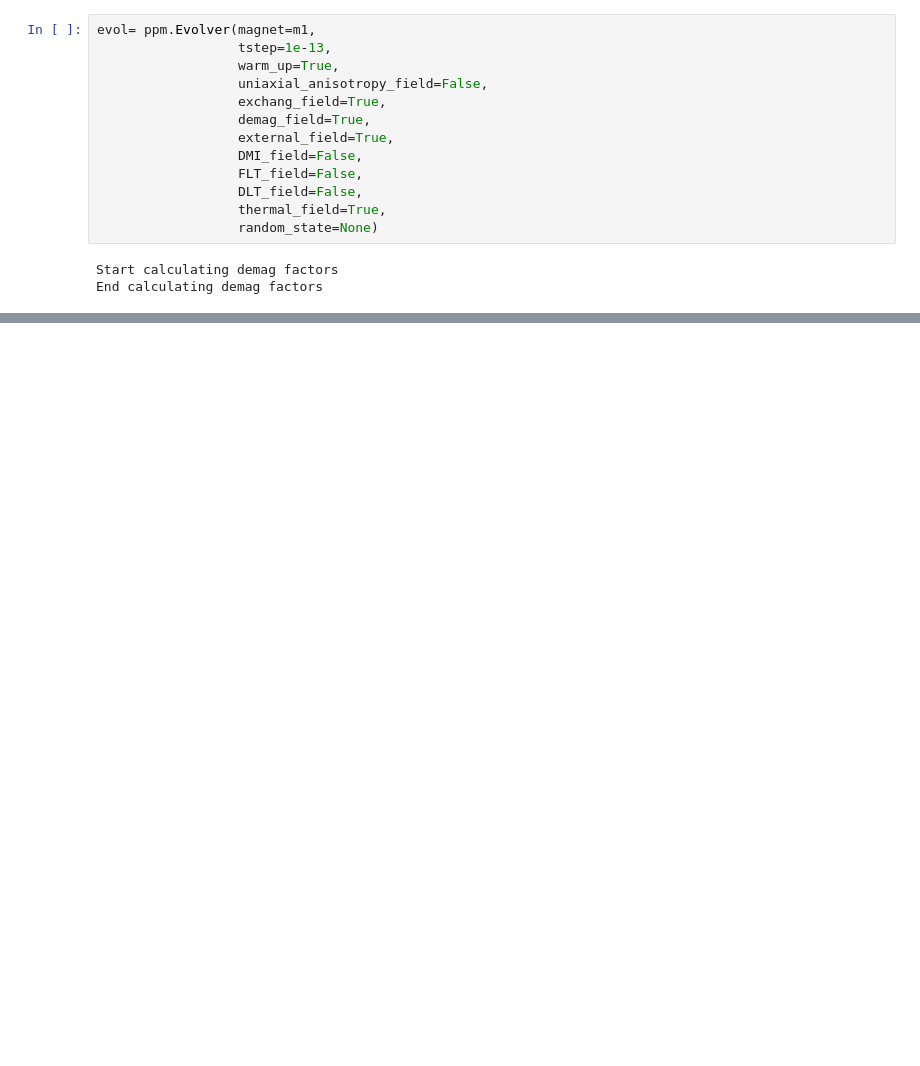
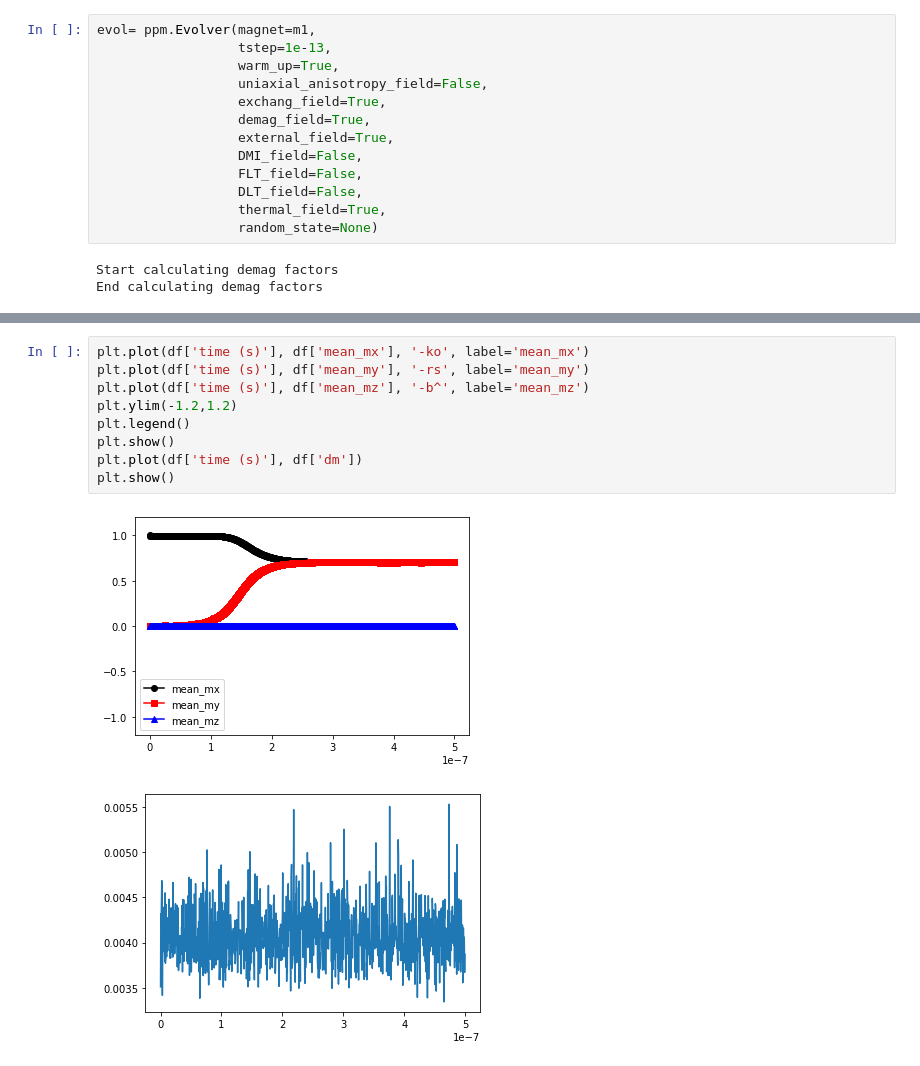
Before and after one commit to yunsj111/PycroMagnetics, a Jupyter notebook: tutorial/2_calculate_magnetic_simulation.ipynb, the cells around one changed output, grey strips where cells are left out. Saved outputs shown, nothing was run; the diff lists cells and outputs as text; blank space fills up the shorter version.

```diff
--- a/tutorial/2_calculate_magnetic_simulation.ipynb
+++ b/tutorial/2_calculate_magnetic_simulation.ipynb
@@ -160,0 +171,12 @@ current dm & tstep : 3.534004e-03 & 5.000000e-13
+# %%
+plt.plot(df['time (s)'], df['mean_mx'], '-ko', label='mean_mx')
+plt.plot(df['time (s)'], df['mean_my'], '-rs', label='mean_my')
+plt.plot(df['time (s)'], df['mean_mz'], '-b^', label='mean_mz')
+plt.ylim(-1.2,1.2)
+plt.legend()
+plt.show()
+plt.plot(df['time (s)'], df['dm'])
+plt.show()
+# %% [output]
+[figure, added]
+[figure, added]
```
Also changed, not shown: parts of 11 cells of this notebook.
